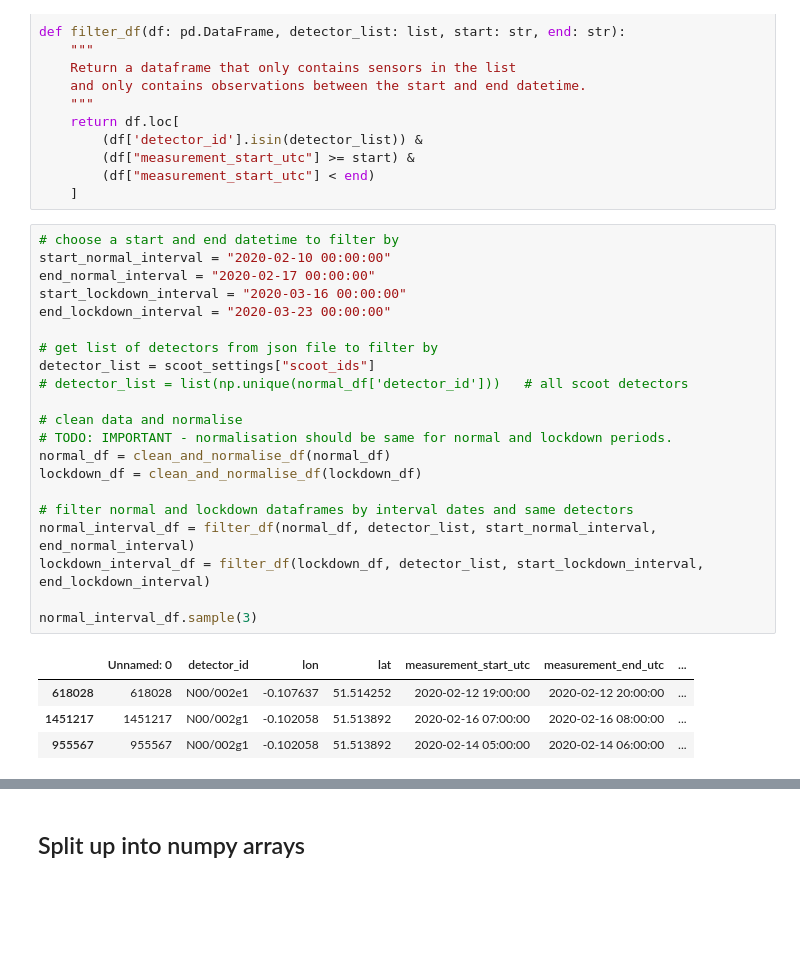
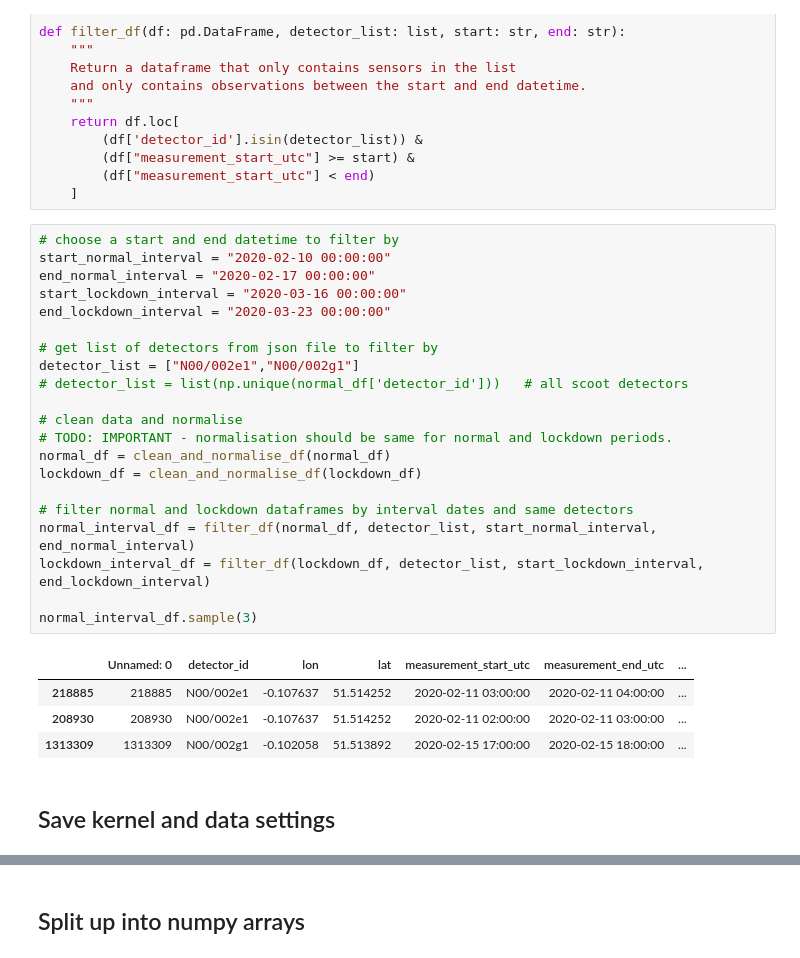
Before and after one commit to alan-turing-institute/clean-air-infrastructure, a Jupyter notebook: containers/labs/scoot_for_modelling.ipynb, the cells around one changed output, grey strips where cells are left out. Cells and saved outputs as stored; diff of their text form; blank space fills up the shorter version.

Commit message:
Save scoot settings and kernel settings to json by creating them within notebook.

```diff
--- a/containers/labs/scoot_for_modelling.ipynb
+++ b/containers/labs/scoot_for_modelling.ipynb
@@ -159,26 +157,28 @@ def filter_df(df: pd.DataFrame, detector_list: list, start: str, end: str):
 # %%
 # choose a start and end datetime to filter by
 start_normal_interval = "2020-02-10 00:00:00"
 end_normal_interval = "2020-02-17 00:00:00"
 start_lockdown_interval = "2020-03-16 00:00:00"
 end_lockdown_interval = "2020-03-23 00:00:00"
 
 # get list of detectors from json file to filter by
-detector_list = scoot_settings["scoot_ids"]
+detector_list = ["N00/002e1","N00/002g1"]
 # detector_list = list(np.unique(normal_df['detector_id']))   # all scoot detectors
 
 # clean data and normalise
 # TODO: IMPORTANT - normalisation should be same for normal and lockdown periods.
 normal_df = clean_and_normalise_df(normal_df)
 lockdown_df = clean_and_normalise_df(lockdown_df)
 
 # filter normal and lockdown dataframes by interval dates and same detectors
 normal_interval_df = filter_df(normal_df, detector_list, start_normal_interval, end_normal_interval)
 lockdown_interval_df = filter_df(lockdown_df, detector_list, start_lockdown_interval, end_lockdown_interval)
 
 normal_interval_df.sample(3)
 # %% [output]
 |  | Unnamed: 0 | detector_id | lon | lat | measurement_start_utc | measurement_end_utc | ... |
-| 618028 | 618028 | N00/002e1 | -0.107637 | 51.514252 | 2020-02-12 19:00:00 | 2020-02-12 20:00:00 | ... |
-| 1451217 | 1451217 | N00/002g1 | -0.102058 | 51.513892 | 2020-02-16 07:00:00 | 2020-02-16 08:00:00 | ... |
-| 955567 | 955567 | N00/002g1 | -0.102058 | 51.513892 | 2020-02-14 05:00:00 | 2020-02-14 06:00:00 | ... |
+| 218885 | 218885 | N00/002e1 | -0.107637 | 51.514252 | 2020-02-11 03:00:00 | 2020-02-11 04:00:00 | ... |
+| 208930 | 208930 | N00/002e1 | -0.107637 | 51.514252 | 2020-02-11 02:00:00 | 2020-02-11 03:00:00 | ... |
+| 1313309 | 1313309 | N00/002g1 | -0.102058 | 51.513892 | 2020-02-15 17:00:00 | 2020-02-15 18:00:00 | ... |
+# %% [markdown]
+## Save kernel and data settings
```
Also changed, not shown: parts of 7 cells of this notebook, 1 other file.
